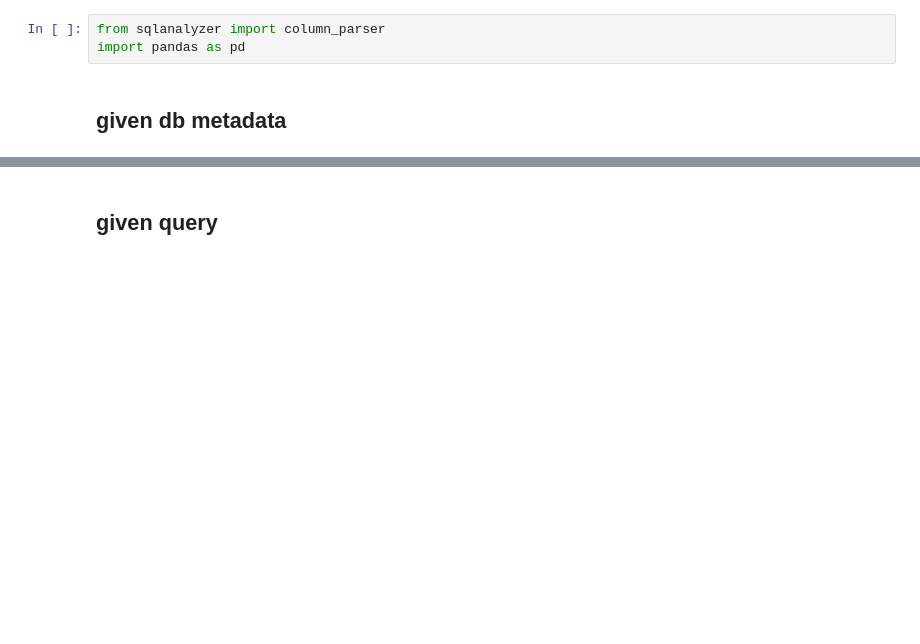
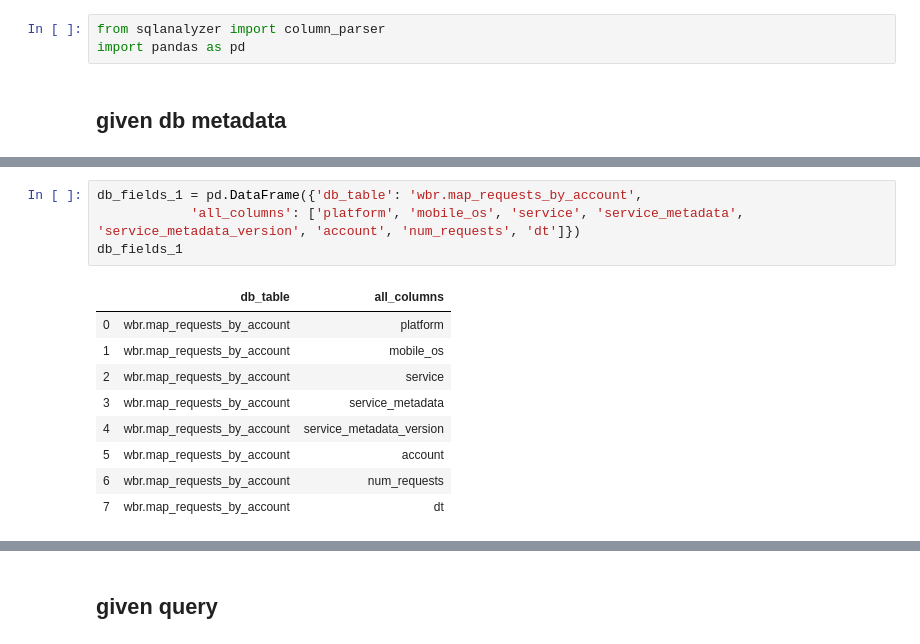
Before and after one commit to vickyjkwan/sqlanalyzer, a Jupyter notebook: example.ipynb, the cells around one changed output, grey strips where cells are left out. Drawn from its saved outputs; the diff is of its cells as text; blank space fills up the shorter version.

```diff
--- a/example.ipynb
+++ b/example.ipynb
@@ -23,0 +6,14 @@ db_fields
+# %%
+db_fields_1 = pd.DataFrame({'db_table': 'wbr.map_requests_by_account',
+            'all_columns': ['platform', 'mobile_os', 'service', 'service_metadata', 'service_metadata_version', 'account', 'num_requests', 'dt']})
+db_fields_1
+# %% [output]
+|  | db_table | all_columns |
+| 0 | wbr.map_requests_by_account | platform |
+| 1 | wbr.map_requests_by_account | mobile_os |
+| 2 | wbr.map_requests_by_account | service |
+| 3 | wbr.map_requests_by_account | service_metadata |
+| 4 | wbr.map_requests_by_account | service_metadata_version |
+| 5 | wbr.map_requests_by_account | account |
+| 6 | wbr.map_requests_by_account | num_requests |
+| 7 | wbr.map_requests_by_account | dt |
```
Also changed, not shown: parts of 18 cells of this notebook, 1 other file.
